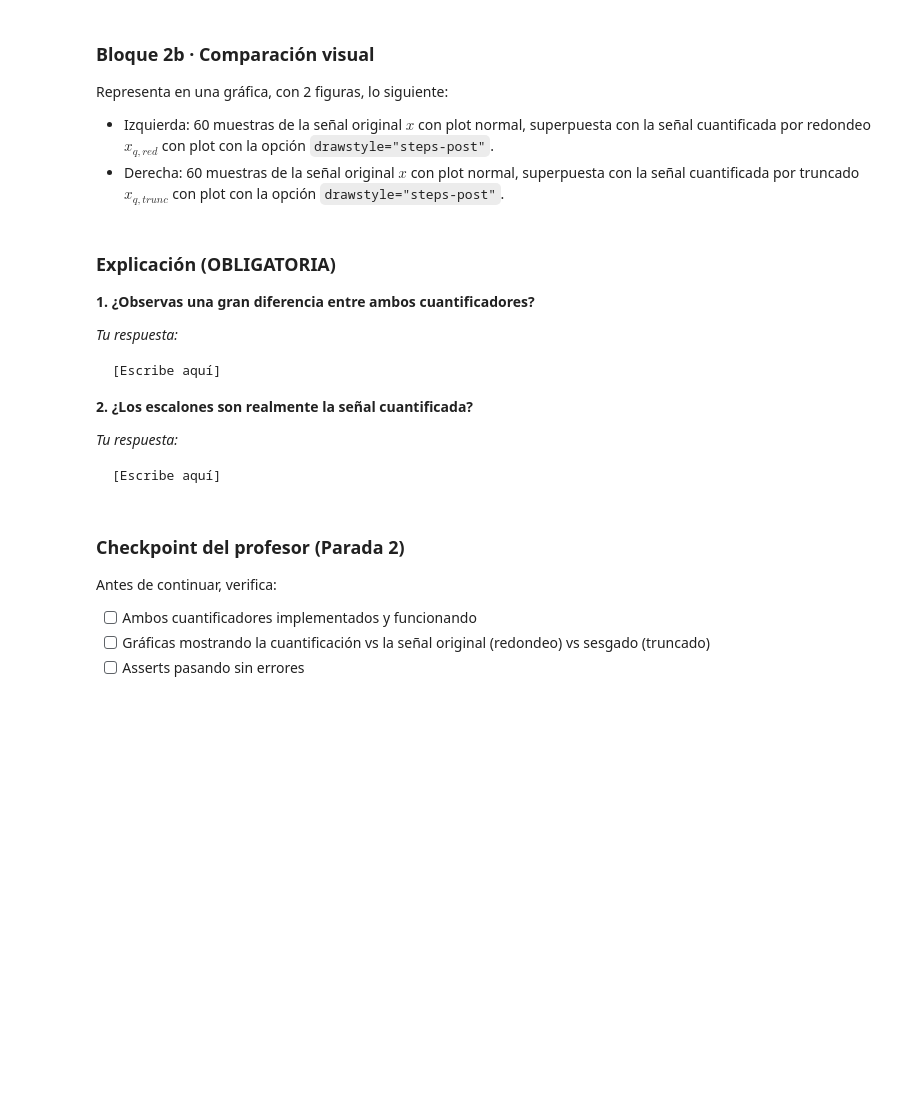
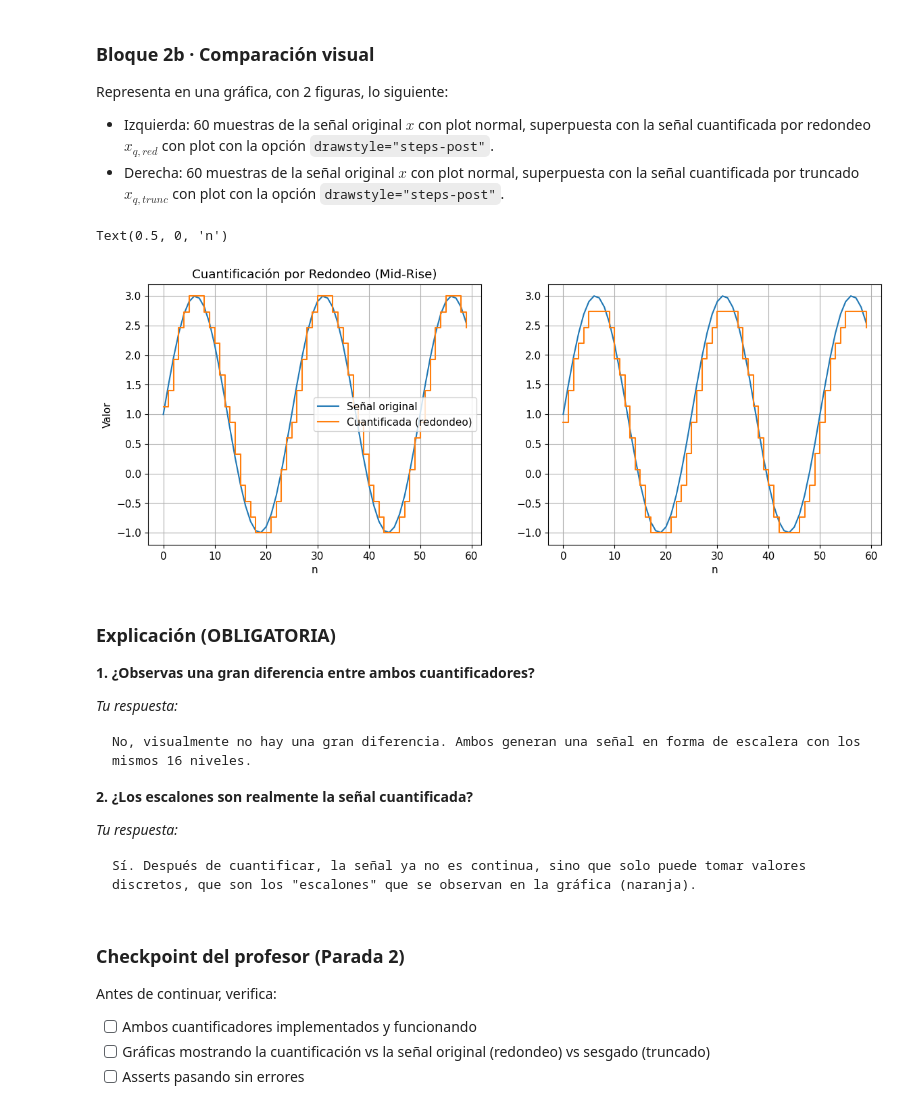
Before and after one commit to carolinarodriguezrodriguez/Talleres_TI_GCED, a Jupyter notebook: notebooks/Taller_3_Cuantificacion_y_Error.ipynb, the cells around one changed output. Saved outputs shown, nothing was run; the diff lists cells and outputs as text; code cells hidden in the pictures; blank space fills up the shorter version.

````diff
--- a/notebooks/Taller_3_Cuantificacion_y_Error.ipynb
+++ b/notebooks/Taller_3_Cuantificacion_y_Error.ipynb
@@ -218,6 +242,8 @@ def cuantificador_redondeo(x, B, xmin, xmax):
     x_q: valor cuantificado"""
 
     # TODO: desarrolla el código necesario
+    Delta = (xmax - xmin) / (2**B - 1)
+    x_q = np.round((x - xmin) / Delta) * Delta + xmin
 
 
     return x_q, Delta
@@ -233,6 +259,8 @@ def cuantificador_truncado(x, B, xmin, xmax):
     x_q: valor cuantificado"""
 
     # TODO: desarrolla el código necesario
+    Delta = (xmax - xmin) / (2**B - 1)
+    x_q = np.floor((x - xmin) / Delta) * Delta + xmin
 
 
     return x_q, Delta
@@ -268,12 +304,25 @@ Representa en una gráfica, con 2 figuras, lo siguiente:
 # %%
 # === Visualización ===
 
 fig, axes = plt.subplots(1, 2, figsize=(14, 5))
 
 # TODO: Izquierda: 60 muestras de la señal original x (plot) + señal cuantificada por redondeo (plot con drawstyle="steps-post")
+axes[0].plot(n[:60], x[:60], label='Señal original')
+axes[0].step(n[:60], x_q_round[:60], where='post', label='Cuantificada (redondeo)')
+axes[0].set_xlabel('n')
+axes[0].set_ylabel('Valor')
+axes[0].set_title('Cuantificación por Redondeo (Mid-Rise)')
+axes[0].legend()
+axes[0].grid(True)
 
 
 # TODO: Derecha: 60 muestras de la señal original x (plot) + señal cuantificada por truncado (plot con drawstyle="steps-post")
+axes[1].plot(n[:60], x[:60], label='Señal original')
+axes[1].step(n[:60], x_q_trunc[:60], where='post', label='Cuantificada (truncado)')
+axes[1].set_xlabel('n')
+# %% [output]
+Text(0.5, 0, 'n')
+[figure, added]
 # %% [markdown]
 ### Explicación (OBLIGATORIA)
 
@@ -282,7 +331,7 @@ fig, axes = plt.subplots(1, 2, figsize=(14, 5))
 *Tu respuesta:*
 
 ```
-[Escribe aquí]
+No, visualmente no hay una gran diferencia. Ambos generan una señal en forma de escalera con los mismos 16 niveles.
 ```
 
 **2. ¿Los escalones son realmente la señal cuantificada?**
@@ -290,7 +339,7 @@ fig, axes = plt.subplots(1, 2, figsize=(14, 5))
 *Tu respuesta:*
 
 ```
-[Escribe aquí]
+Sí. Después de cuantificar, la señal ya no es continua, sino que solo puede tomar valores discretos, que son los "escalones" que se observan en la gráfica (naranja).
 ```
 # %% [markdown]
 ### Checkpoint del profesor (Parada 2)
````
Also changed, not shown: parts of 8 cells of this notebook.
